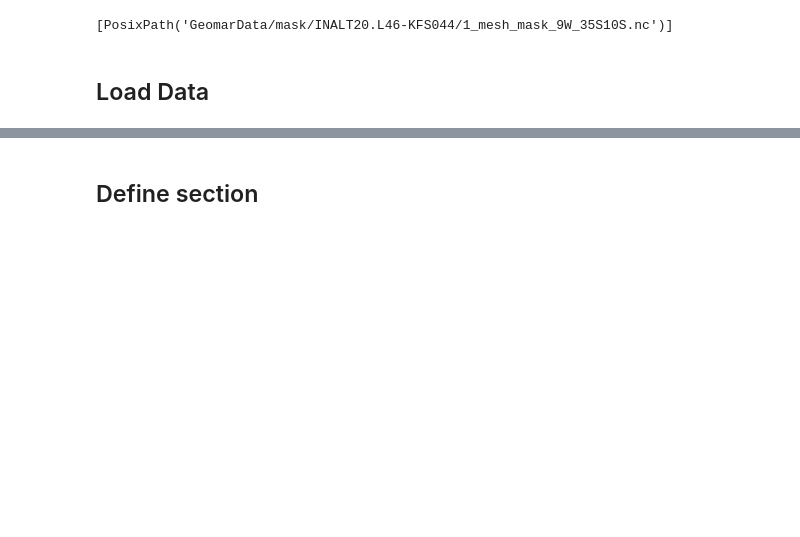
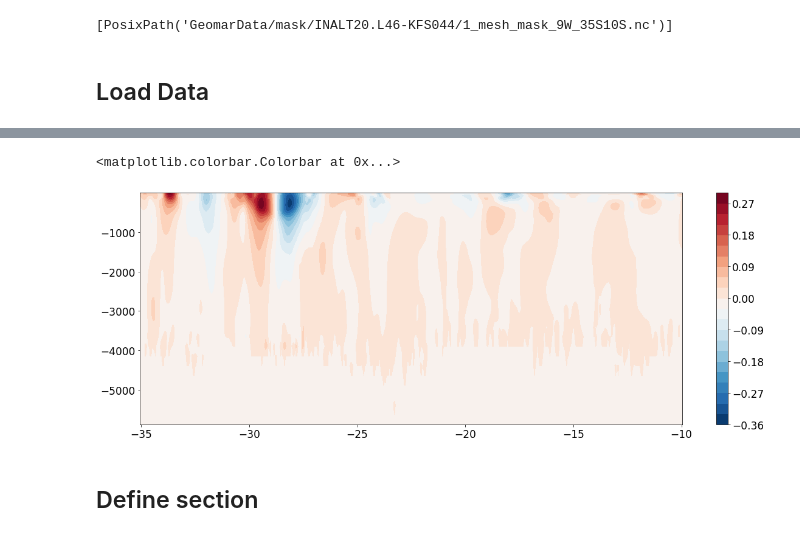
Before and after one commit to PedroVelez/SAGA_iAtlantic_Model, a Jupyter notebook: PIES_ACT_Local.ipynb, the cells around one changed output, grey strips where cells are left out. Cells and saved outputs as stored; diff of their text form; code cells hidden in the pictures; blank space fills up the shorter version.

```diff
--- a/PIES_ACT_Local.ipynb
+++ b/PIES_ACT_Local.ipynb
@@ -224,3 +167,11 @@ U.isel(t=1).isel(x=11).plot()
+# %%
+Usel=U.isel(t=1).isel(x=1)
+fig, ax= plt.subplots()
+cntr1=ax.contourf(Usel.nav_lat,-Usel.z,Usel,levels=20, cmap="RdBu_r")
+fig.colorbar(cntr1, ax=ax)
+# %% [output]
+<matplotlib.colorbar.Colorbar at 0x...>
+[figure, added]
 # %% [markdown]
 ## Define section
 # %%
```
Also changed, not shown: parts of 23 cells of this notebook, 7 other files.
